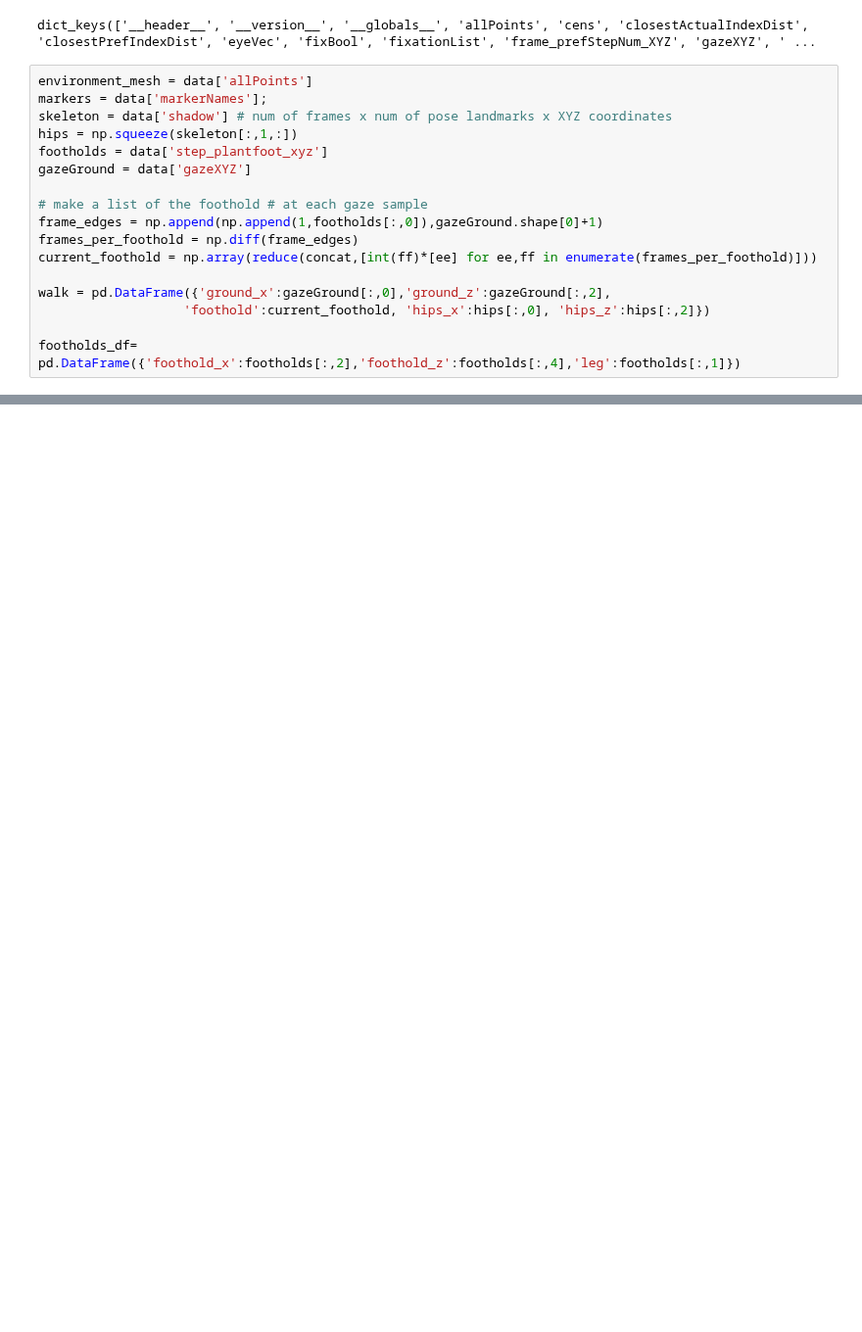
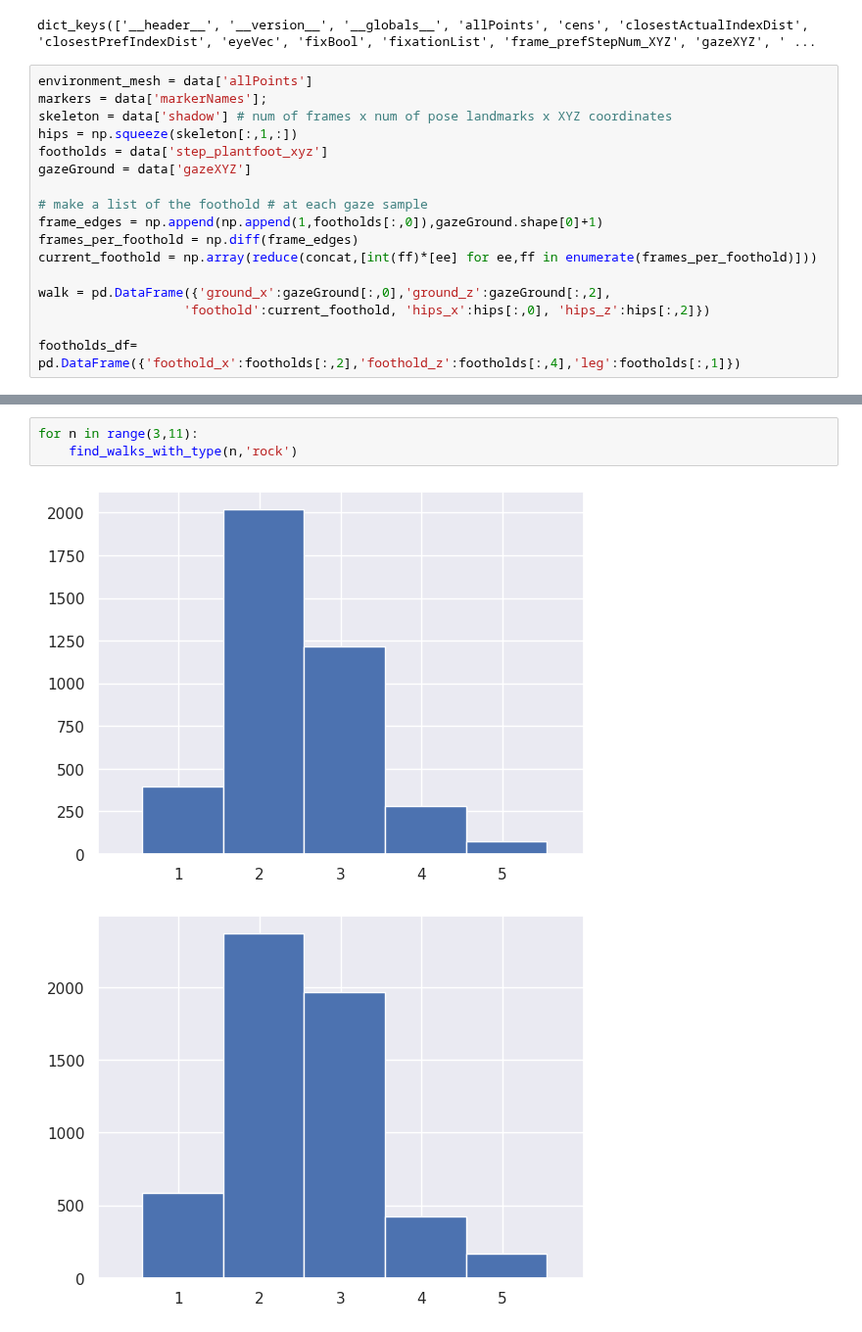
Before and after one commit to BonnenLab/visualize-skelly-laser-environment, a Jupyter notebook: fixation-histograms.ipynb, the cells around one changed output, grey strips where cells are left out. Shown at 98% size. Saved outputs shown, nothing was run; the diff lists cells and outputs as text; blank space fills up the shorter version.

```diff
--- a/fixation-histograms.ipynb
+++ b/fixation-histograms.ipynb
@@ -83,0 +131,6 @@ def find_walks_with_type(ID,walktype):
+# %%
+for n in range(3,11):
+    find_walks_with_type(n,'rock')
+# %% [output]
+[figure, added]
+[figure, added]
```
Also changed, not shown: parts of 18 cells of this notebook.
